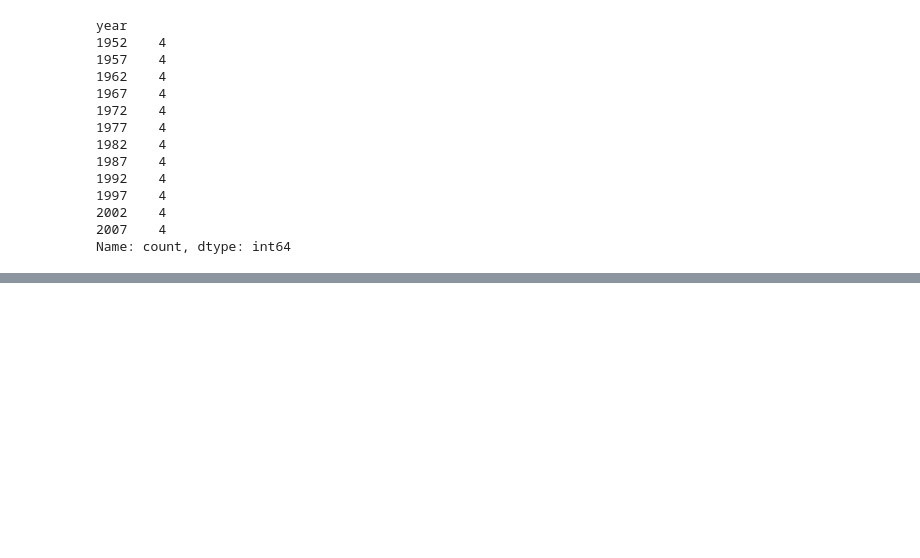
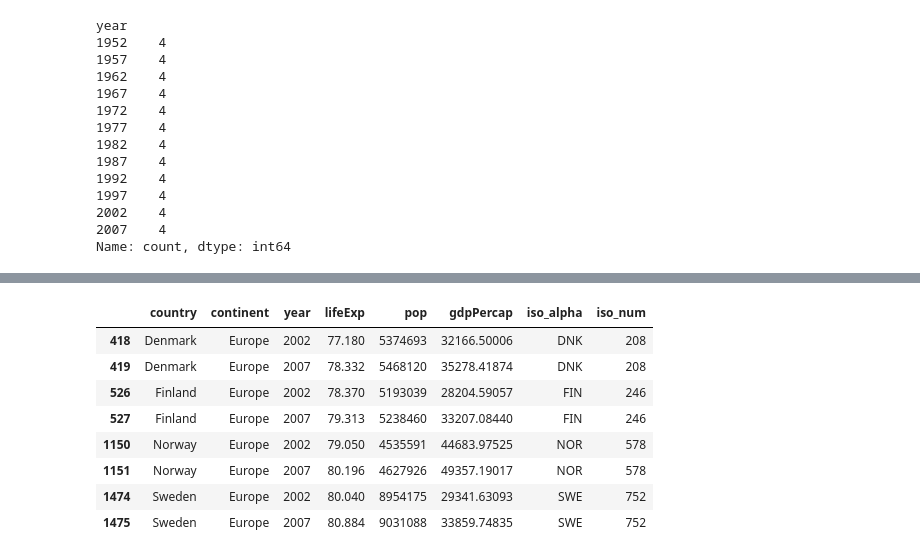
Before and after one commit to MilouSandenL/data_visualization_milou, a Jupyter notebook: code_alongs/06_plotly_express/plotly_express_intro.ipynb, the cells around one changed output, grey strips where cells are left out. Saved outputs shown, nothing was run; the diff lists cells and outputs as text; code cells hidden in the pictures; blank space fills up the shorter version.

```diff
--- a/code_alongs/06_plotly_express/plotly_express_intro.ipynb
+++ b/code_alongs/06_plotly_express/plotly_express_intro.ipynb
@@ -68,0 +77,12 @@ nordic[nordic["year"] == 2007]
+# %%
+nordic.query("year in [2007,2002]")
+# %% [output]
+|  | country | continent | year | lifeExp | pop | gdpPercap | iso_alpha | iso_num |
+| 418 | Denmark | Europe | 2002 | 77.180 | 5374693 | 32166.50006 | DNK | 208 |
+| 419 | Denmark | Europe | 2007 | 78.332 | 5468120 | 35278.41874 | DNK | 208 |
+| 526 | Finland | Europe | 2002 | 78.370 | 5193039 | 28204.59057 | FIN | 246 |
+| 527 | Finland | Europe | 2007 | 79.313 | 5238460 | 33207.08440 | FIN | 246 |
+| 1150 | Norway | Europe | 2002 | 79.050 | 4535591 | 44683.97525 | NOR | 578 |
+| 1151 | Norway | Europe | 2007 | 80.196 | 4627926 | 49357.19017 | NOR | 578 |
+| 1474 | Sweden | Europe | 2002 | 80.040 | 8954175 | 29341.63093 | SWE | 752 |
+| 1475 | Sweden | Europe | 2007 | 80.884 | 9031088 | 33859.74835 | SWE | 752 |
```
Also changed, not shown: parts of 7 cells of this notebook.
